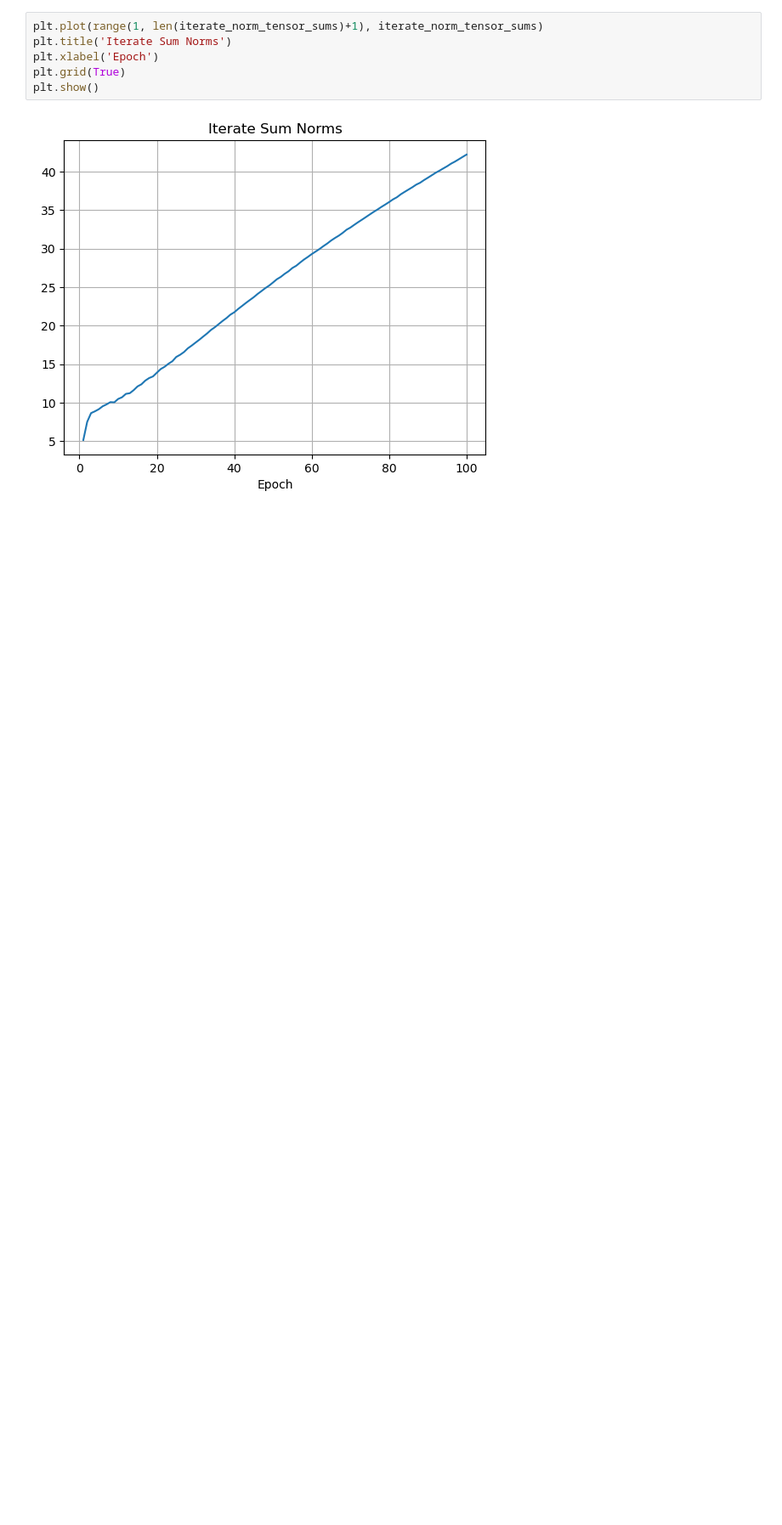
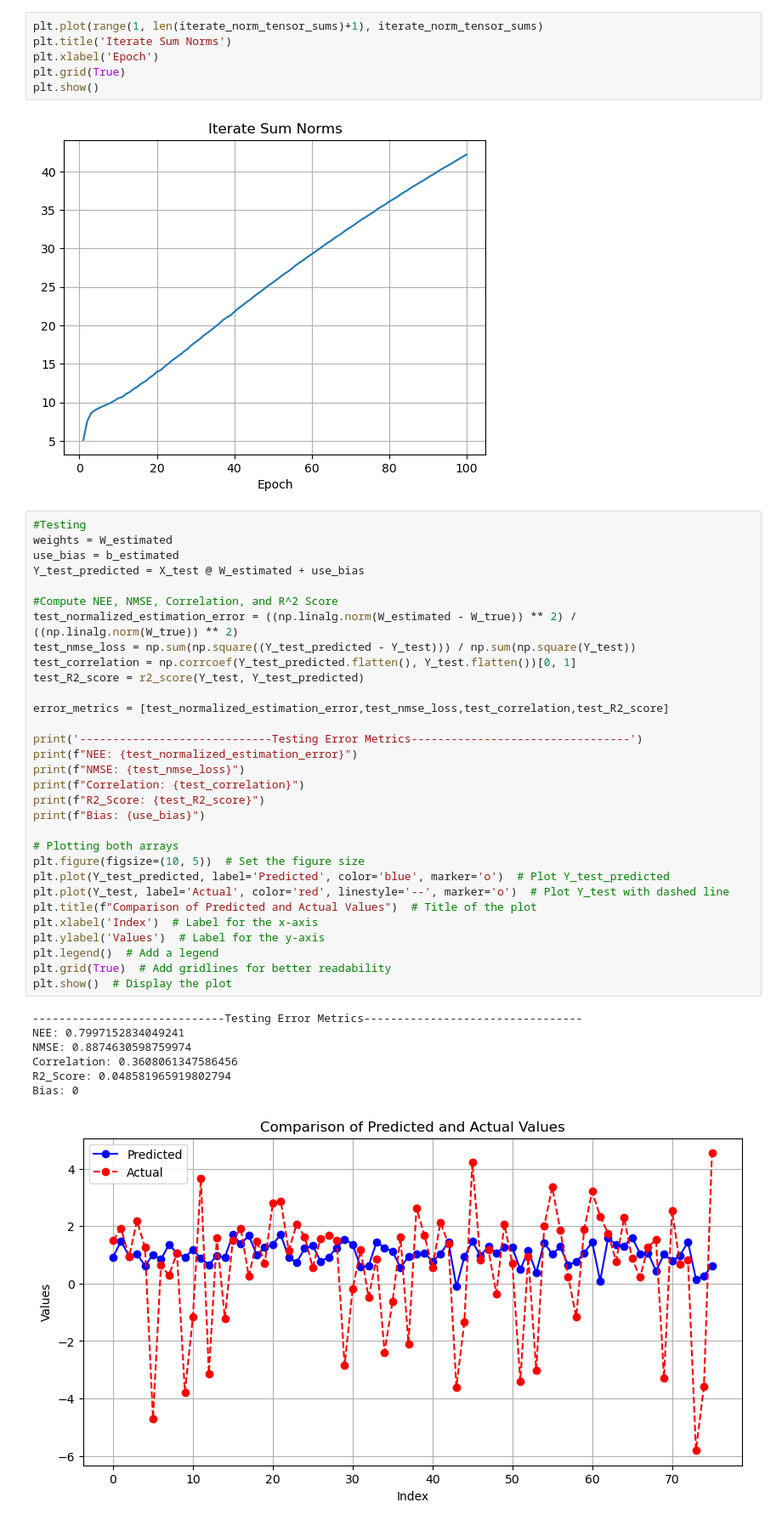
Before and after one commit to LaKrAmA95/LSR-Tensor-Ridge-Regression, a Jupyter notebook: Vector Regression Baseline/Jupyter Notebooks/HCP_Vector_Pipeline.ipynb, the cells around one changed output. Shown at 85% size. Saved outputs shown, nothing was run; the diff lists cells and outputs as text; blank space fills up the shorter version.

Commit message:
Ran notebook to produce plots

```diff
--- a/Vector Regression Baseline/Jupyter Notebooks/HCP_Vector_Pipeline.ipynb
+++ b/Vector Regression Baseline/Jupyter Notebooks/HCP_Vector_Pipeline.ipynb
@@ -390,3 +390,42 @@ plt.grid(True)
 plt.show()
 # %% [output]
 [figure]
+# %%
+#Testing
+weights = W_estimated
+use_bias = b_estimated
+Y_test_predicted = X_test @ W_estimated + use_bias
+
+#Compute NEE, NMSE, Correlation, and R^2 Score
+test_normalized_estimation_error = ((np.linalg.norm(W_estimated - W_true)) ** 2) /  ((np.linalg.norm(W_true)) ** 2)
+test_nmse_loss = np.sum(np.square((Y_test_predicted - Y_test))) / np.sum(np.square(Y_test))
+test_correlation = np.corrcoef(Y_test_predicted.flatten(), Y_test.flatten())[0, 1]
+test_R2_score = r2_score(Y_test, Y_test_predicted)
+
+error_metrics = [test_normalized_estimation_error,test_nmse_loss,test_correlation,test_R2_score]
+
+print('-----------------------------Testing Error Metrics---------------------------------')
+print(f"NEE: {test_normalized_estimation_error}")
+print(f"NMSE: {test_nmse_loss}")
+print(f"Correlation: {test_correlation}")
+print(f"R2_Score: {test_R2_score}")
+print(f"Bias: {use_bias}")
+
+# Plotting both arrays
+plt.figure(figsize=(10, 5))  # Set the figure size
+plt.plot(Y_test_predicted, label='Predicted', color='blue', marker='o')  # Plot Y_test_predicted
+plt.plot(Y_test, label='Actual', color='red', linestyle='--', marker='o')  # Plot Y_test with dashed line
+plt.title(f"Comparison of Predicted and Actual Values")  # Title of the plot
+plt.xlabel('Index')  # Label for the x-axis
+plt.ylabel('Values')  # Label for the y-axis
+plt.legend()  # Add a legend
+plt.grid(True)  # Add gridlines for better readability
+plt.show()  # Display the plot
+# %% [output]
+-----------------------------Testing Error Metrics---------------------------------
+NEE: 0.7997152834049241
+NMSE: 0.8874630598759974
+Correlation: 0.3608061347586456
+R2_Score: 0.048581965919802794
+Bias: 0
+[figure, added]
```
Also changed, not shown: parts of 11 cells of this notebook.
